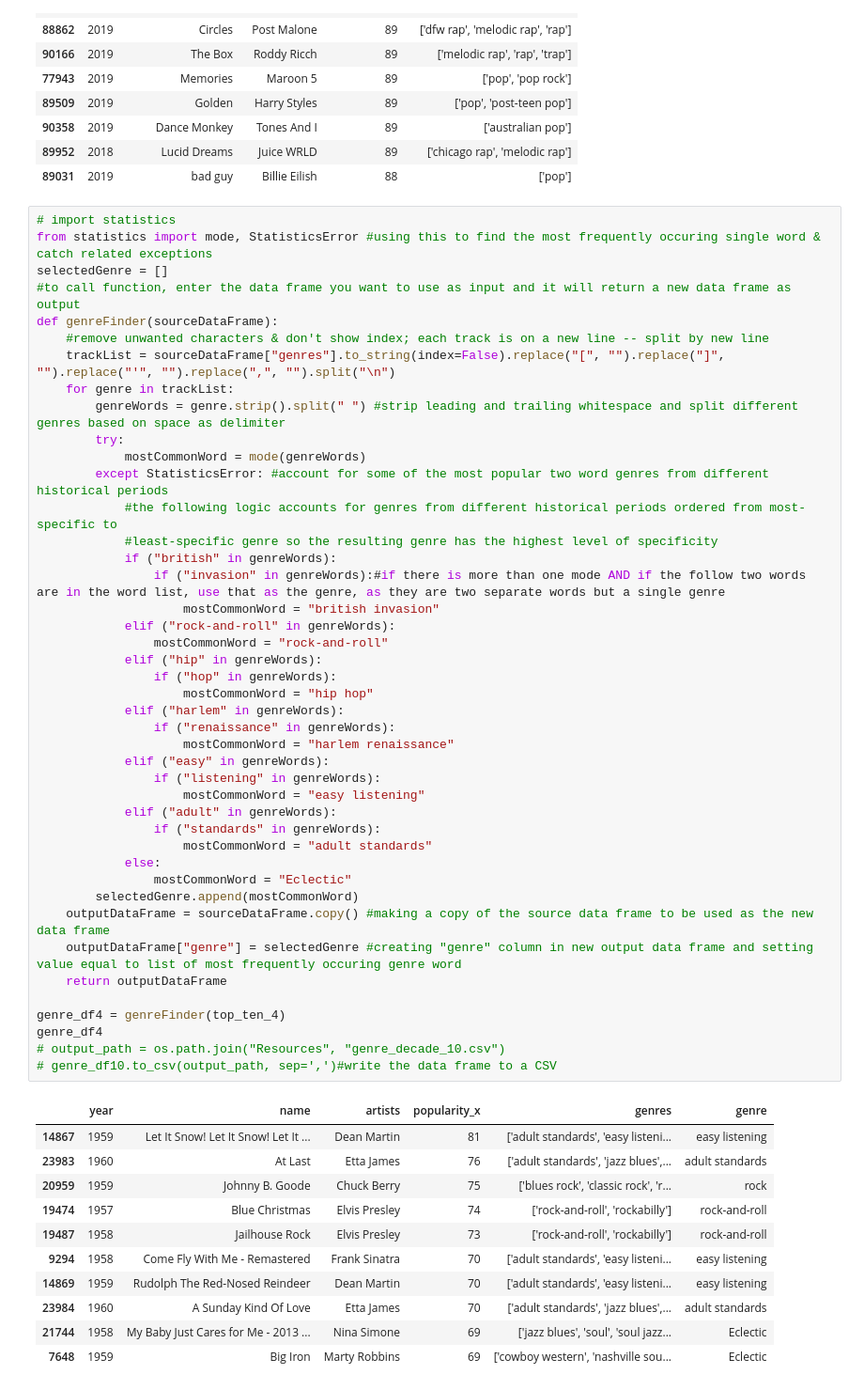
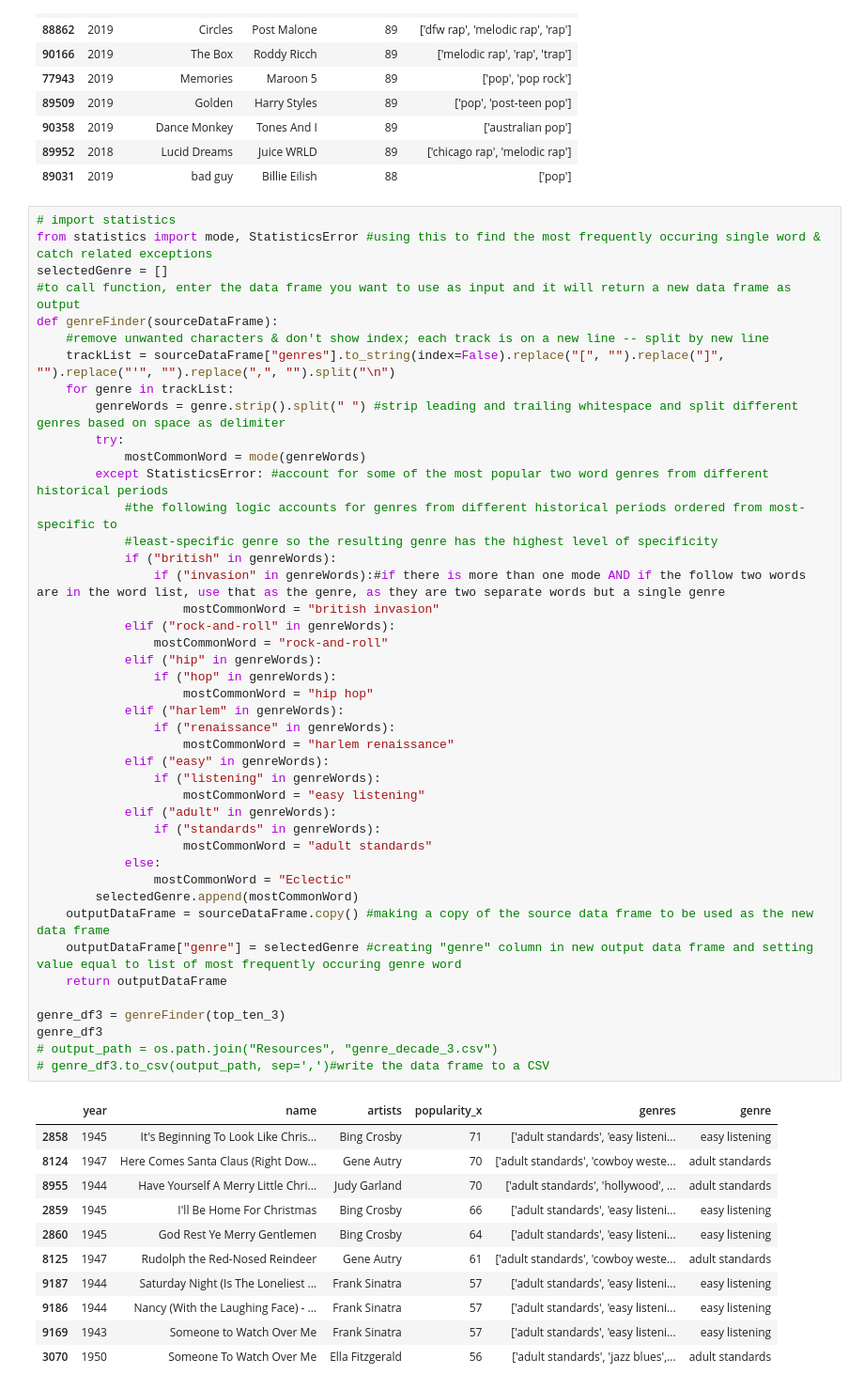
Before and after one commit to GND95/Project_1, a Jupyter notebook: genre.ipynb, the cells around one changed output. Shown at 94% size. Drawn from its saved outputs; the diff is of its cells as text.

```diff
--- a/genre.ipynb
+++ b/genre.ipynb
@@ -281,44 +281,44 @@ def genreFinder(sourceDataFrame):
             mostCommonWord = mode(genreWords)
         except StatisticsError: #account for some of the most popular two word genres from different historical periods
             #the following logic accounts for genres from different historical periods ordered from most-specific to
             #least-specific genre so the resulting genre has the highest level of specificity
             if ("british" in genreWords):
                 if ("invasion" in genreWords):#if there is more than one mode AND if the follow two words are in the word list, use that as the genre, as they are two separate words but a single genre
                     mostCommonWord = "british invasion"
             elif ("rock-and-roll" in genreWords):
                 mostCommonWord = "rock-and-roll"
             elif ("hip" in genreWords):
                 if ("hop" in genreWords):
                     mostCommonWord = "hip hop"
             elif ("harlem" in genreWords):
                 if ("renaissance" in genreWords):
                     mostCommonWord = "harlem renaissance"
             elif ("easy" in genreWords):
                 if ("listening" in genreWords):
                     mostCommonWord = "easy listening"
             elif ("adult" in genreWords):
                 if ("standards" in genreWords):
                     mostCommonWord = "adult standards"
             else:
                 mostCommonWord = "Eclectic"
         selectedGenre.append(mostCommonWord)
     outputDataFrame = sourceDataFrame.copy() #making a copy of the source data frame to be used as the new data frame
     outputDataFrame["genre"] = selectedGenre #creating "genre" column in new output data frame and setting value equal to list of most frequently occuring genre word
     return outputDataFrame
 
-genre_df4 = genreFinder(top_ten_4)
-genre_df4
-# output_path = os.path.join("Resources", "genre_decade_10.csv")
-# genre_df10.to_csv(output_path, sep=',')#write the data frame to a CSV
+genre_df3 = genreFinder(top_ten_3)
+genre_df3
+# output_path = os.path.join("Resources", "genre_decade_3.csv")
+# genre_df3.to_csv(output_path, sep=',')#write the data frame to a CSV
 # %% [output]
 |  | year | name | artists | popularity_x | genres | genre |
-| 14867 | 1959 | Let It Snow! Let It Snow! Let It ... | Dean Martin | 81 | ['adult standards', 'easy listeni... | easy listening |
-| 23983 | 1960 | At Last | Etta James | 76 | ['adult standards', 'jazz blues',... | adult standards |
-| 20959 | 1959 | Johnny B. Goode | Chuck Berry | 75 | ['blues rock', 'classic rock', 'r... | rock |
-| 19474 | 1957 | Blue Christmas | Elvis Presley | 74 | ['rock-and-roll', 'rockabilly'] | rock-and-roll |
-| 19487 | 1958 | Jailhouse Rock | Elvis Presley | 73 | ['rock-and-roll', 'rockabilly'] | rock-and-roll |
-| 9294 | 1958 | Come Fly With Me - Remastered | Frank Sinatra | 70 | ['adult standards', 'easy listeni... | easy listening |
-| 14869 | 1959 | Rudolph The Red-Nosed Reindeer | Dean Martin | 70 | ['adult standards', 'easy listeni... | easy listening |
-| 23984 | 1960 | A Sunday Kind Of Love | Etta James | 70 | ['adult standards', 'jazz blues',... | adult standards |
-| 21744 | 1958 | My Baby Just Cares for Me - 2013 ... | Nina Simone | 69 | ['jazz blues', 'soul', 'soul jazz... | Eclectic |
-| 7648 | 1959 | Big Iron | Marty Robbins | 69 | ['cowboy western', 'nashville sou... | Eclectic |
+| 2858 | 1945 | It's Beginning To Look Like Chris... | Bing Crosby | 71 | ['adult standards', 'easy listeni... | easy listening |
+| 8124 | 1947 | Here Comes Santa Claus (Right Dow... | Gene Autry | 70 | ['adult standards', 'cowboy weste... | adult standards |
+| 8955 | 1944 | Have Yourself A Merry Little Chri... | Judy Garland | 70 | ['adult standards', 'hollywood', ... | adult standards |
+| 2859 | 1945 | I'll Be Home For Christmas | Bing Crosby | 66 | ['adult standards', 'easy listeni... | easy listening |
+| 2860 | 1945 | God Rest Ye Merry Gentlemen | Bing Crosby | 64 | ['adult standards', 'easy listeni... | easy listening |
+| 8125 | 1947 | Rudolph the Red-Nosed Reindeer | Gene Autry | 61 | ['adult standards', 'cowboy weste... | adult standards |
+| 9187 | 1944 | Saturday Night (Is The Loneliest ... | Frank Sinatra | 57 | ['adult standards', 'easy listeni... | easy listening |
+| 9186 | 1944 | Nancy (With the Laughing Face) - ... | Frank Sinatra | 57 | ['adult standards', 'easy listeni... | easy listening |
+| 9169 | 1943 | Someone to Watch Over Me | Frank Sinatra | 57 | ['adult standards', 'easy listeni... | easy listening |
+| 3070 | 1950 | Someone To Watch Over Me | Ella Fitzgerald | 56 | ['adult standards', 'jazz blues',... | adult standards |
```
Also changed, not shown: parts of 1 cell of this notebook.
